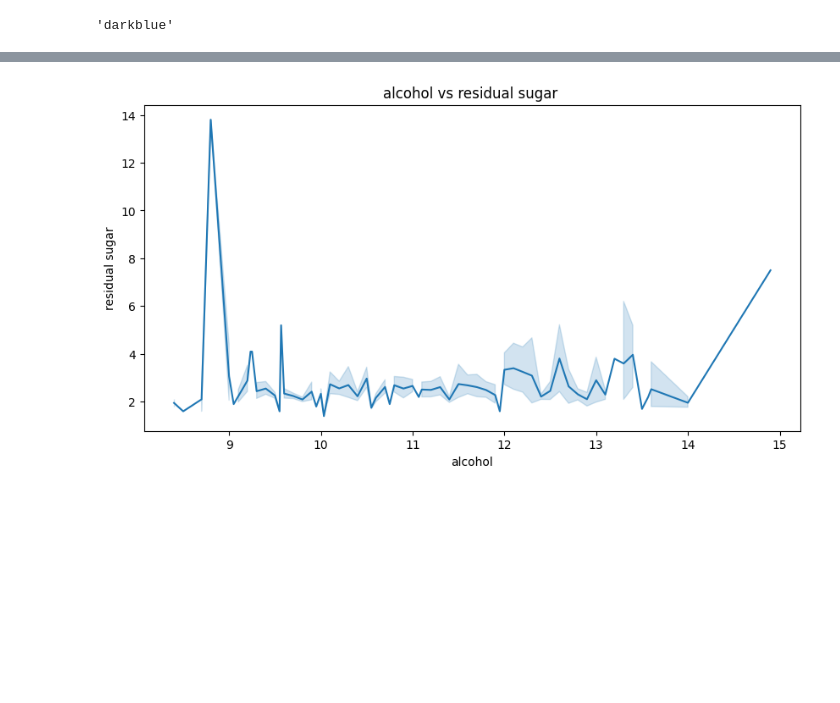
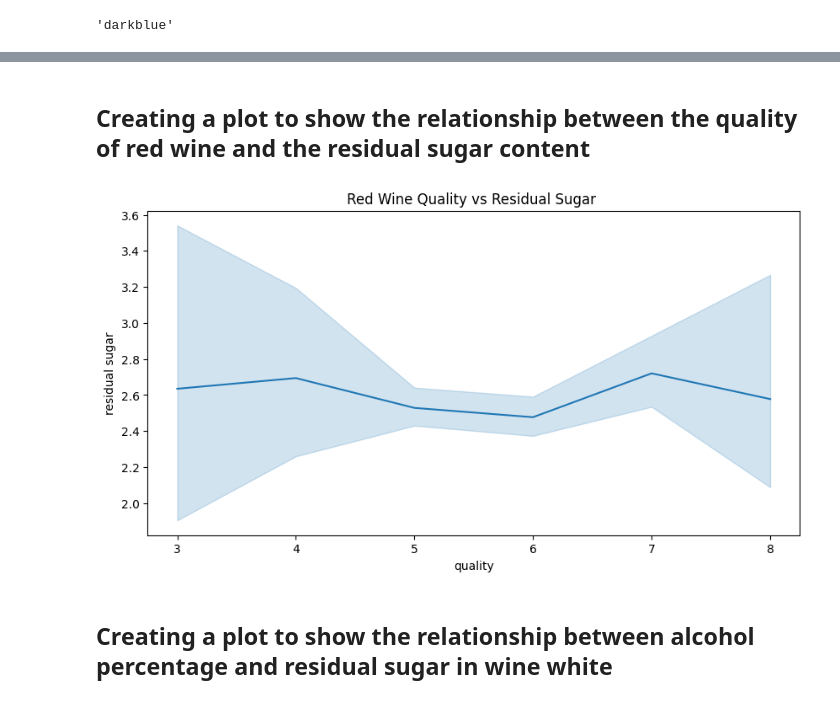
Before and after one commit to AiSuccessNow/Wine-Quality-Analysis, a Jupyter notebook: project 1-wine /project-1.ipynb, the cells around one changed output, grey strips where cells are left out. Saved outputs shown, nothing was run; the diff lists cells and outputs as text; code cells hidden in the pictures; blank space fills up the shorter version.

```diff
--- a/project 1-wine /project-1.ipynb
+++ b/project 1-wine /project-1.ipynb
@@ -275,0 +268,20 @@ plt.show()
+# %%
+#Creating a visualization of the different bodies of red wine based on pH and alcohol content
+red_wine_df['color'] = red_wine_df['alcohol'].apply(body)
+# Plot the scatter plot with colors based on the new column
+plt.figure(figsize=(12, 8))
+sns.scatterplot(data=red_wine_df, x="alcohol", y="pH", hue='color', palette=['pink', 'darkred', 'crimson'], legend=False)
+plt.title("Red Wine Bodies Based on Alcohol and pH Values")
+# Perform linear regression
+x_values = red_wine_df['alcohol']
+y_values = red_wine_df['pH']
+# Add a custom legend
+legend_labels = {
+    'pink': 'Light-Bodied',
+    'darkred': 'Medium-Bodied',
+    'crimson': 'Full-Bodied'
+}
+handles = [mpatches.Patch(color=color, label=label) for color, label in legend_labels.items()]
+plt.legend(handles=handles, title='Alcohol Content')
+plt.xlabel("Alcohol")
+plt.ylabel("pH")
@@ -382,7 +446,11 @@ plt.show()
+# %% [markdown]
+## Creating a plot to show the relationship between the quality of red wine and the residual sugar content
 # %%
 plt.figure(figsize=(10,5))
-sns.lineplot(data=red_wine_df,x="alcohol", y="residual sugar")
-plt.title("alcohol vs residual sugar ")
+sns.lineplot(data=red_wine_df,x="quality", y="residual sugar")
+plt.title("Red Wine Quality vs Residual Sugar ")
 plt.show()
 # %% [output]
-[figure, old version]
+[figure, new version]
+# %% [markdown]
+## Creating a plot to show the relationship between alcohol percentage and residual sugar in wine white
```
Also changed, not shown: parts of 72 cells of this notebook, 1 other file.
